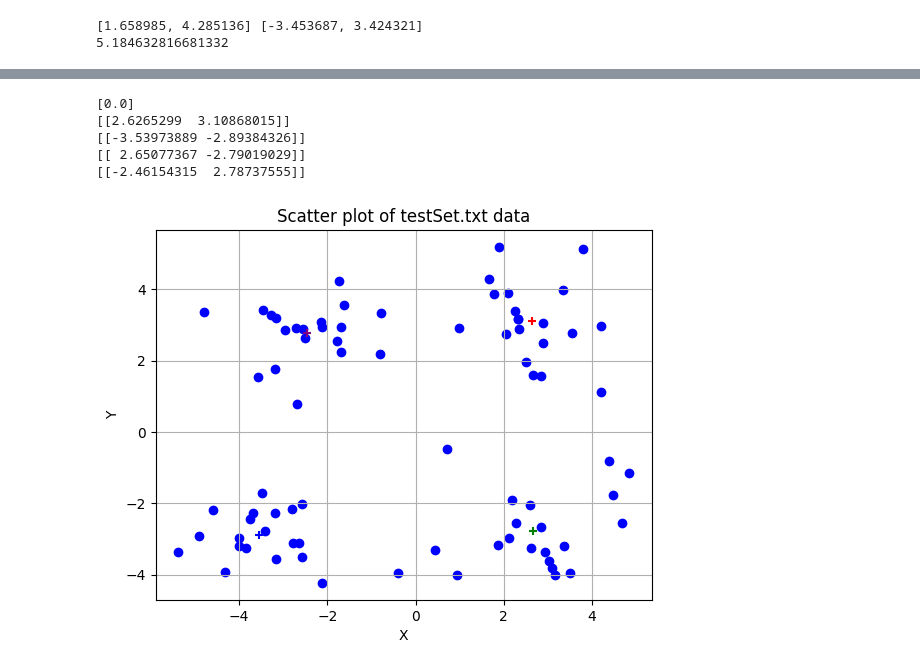
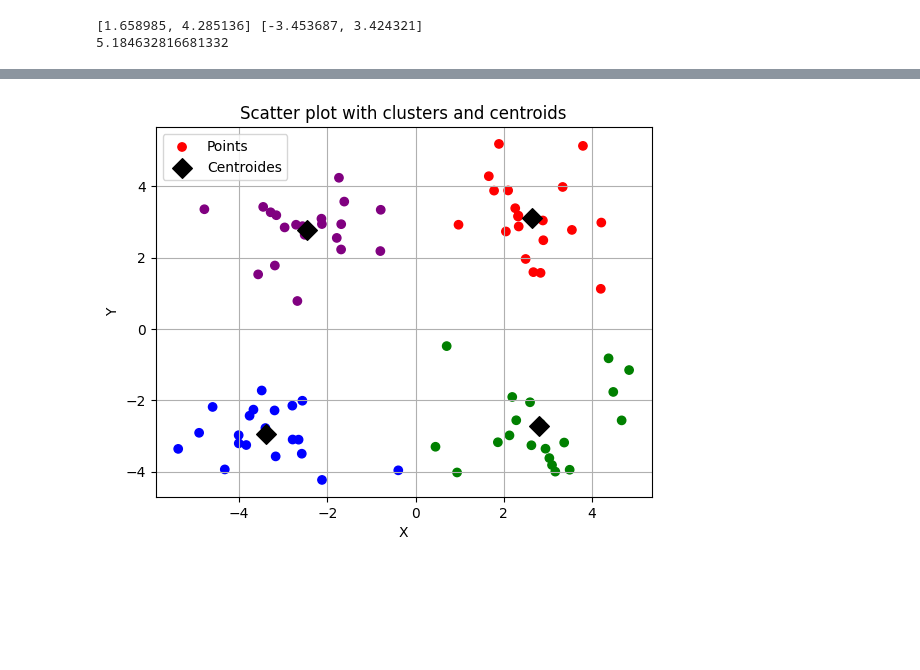
Before and after one commit to BiPaulEr/MachineLearning, a Jupyter notebook: kMeans/KMeans.ipynb, the cells around one changed output, grey strips where cells are left out. Saved outputs shown, nothing was run; the diff lists cells and outputs as text; code cells hidden in the pictures; blank space fills up the shorter version.

Commit message:
*fix : kMeans

```diff
--- a/kMeans/KMeans.ipynb
+++ b/kMeans/KMeans.ipynb
@@ -33,8 +39,8 @@ plot(dataMat)
 # %%
 def distEclud(vecA, vecB):
-    return sqrt(sum(power(vecA - vecB, 2)))
+    return np.sqrt(sum(np.power(vecA - vecB, 2)))
 print(dataMat[0], dataMat[1])
-print(distEclud(array(dataMat[0]), array(dataMat[1])))
+print(distEclud(np.array(dataMat[0]), np.array(dataMat[1])))
 # %% [output]
 [1.658985, 4.285136] [-3.453687, 3.424321]
 5.184632816681332
@@ -57,13 +67,13 @@ print(centroids)
 # %%
 def kMeans(dataSet, k, distMeas=distEclud, createCent=randCent):
-    m = shape(dataSet)[0]
-    clusterAssment = mat(zeros((m,2)))
+    m = dataSet.shape[0]#num points
+    clusterAssment = np.array(np.zeros((m,2))) #colonne 0 : cluster colonne 1 : distance
     centroids = createCent(dataSet, k)
     clusterChanged = True
     while clusterChanged:
         clusterChanged = False
         for i in range(m):
-            minDist = inf; minIndex = -1
+            minDist = np.inf; minIndex = -1
             for j in range(k):
                 distJI = distMeas(centroids[j,:],dataSet[i,:])
                 if distJI < minDist:
@@ -72,12 +82,12 @@ def kMeans(dataSet, k, distMeas=distEclud, createCent=randCent):
             clusterAssment[i,:] = minIndex,minDist**2
         #print(centroids)
         for cent in range(k):
-            ptsInClust = dataSet[nonzero(clusterAssment[:,0].A==cent)[0]]
-            centroids[cent,:] = mean(ptsInClust, axis=0)
+            ptsInClust = dataSet[clusterAssment[:,0]==cent] # nonzero return indice condition vrai
+            centroids[cent,:] = np.mean(ptsInClust, axis=0)
     return centroids, clusterAssment
 
-centroids, clusterAssment = kMeans(array(dataMat), 4)
+centroids, clusterAssment = kMeans(np.array(dataMat), 4)
 print(centroids)
-print(clusterAssment)
+print(clusterAssment[:4])
 # %% [output]
 [[ 2.6265299   3.10868015]
@@ -100,25 +101,32 @@ print(clusterAssment)
 # %%
-x = array(dataMat)[:, 0].flatten().tolist()
-y = array(dataMat)[:, 1].flatten().tolist()
-colors = {0 :"red", 1 : "blue", 2 : "green", 3 : "purple"}
-#colors_points = list(map(lambda x : colors[int(x[0])], clusterAssment))
-colors_points = list(map(lambda x : x[0], clusterAssment.flatten().tolist()))
-print(colors_points)
-plt.scatter(x, y, c='blue', marker='o')
+def plot_cluster(data, clusterAssment, centroids):
+    data = np.array(data)
+    x = data[:, 0].flatten().tolist()
+    y = data[:, 1].flatten().tolist()
 
-for index, cen in enumerate(centroids):
-    print(cen)
-    plt.scatter(cen[0,0], cen[0, 1], c=colors[index], marker='+')
+    # Dictionnaire de couleurs pour les clusters (jusqu'à 10 clusters ici)
+    colors = {
+    0: "red",
+    1: "blue",
+    2: "green",
+    3: "purple",4: "yellow",5: "cyan",6: "orange",7: "magenta",8: "brown",9: "pink"}
 
-plt.xlabel('X')
-plt.ylabel('Y')
-plt.title('Scatter plot of testSet.txt data')
-plt.grid(True)
-plt.show()
+    # Si clusterAssment est fourni, colorie les points selon leur cluster
+    cluster_ids = clusterAssment[:, 0].flatten().astype(int).tolist()
+    colors_points = [colors[cid] for cid in cluster_ids]
+    plt.scatter(x, y, c=colors_points, marker='o', label='Points')
+
+    centroids = np.array(centroids)
+    cx = centroids[:, 0].flatten().tolist()
+    cy = centroids[:, 1].flatten().tolist()
+    plt.scatter(cx, cy, c='black', marker='D', s=100, label='Centroides')
+
+    plt.xlabel('X')
+    plt.ylabel('Y')
+    plt.title('Scatter plot with clusters and centroids')
+    plt.legend()
+    plt.grid(True)
+    plt.show()
+plot_cluster(dataMat, clusterAssment, centroids)
 # %% [output]
-[0.0]
-[[2.6265299  3.10868015]]
-[[-3.53973889 -2.89384326]]
-[[ 2.65077367 -2.79019029]]
-[[-2.46154315  2.78737555]]
-[figure, old version]
+[figure, new version]
```
Also changed, not shown: parts of 12 cells of this notebook.
